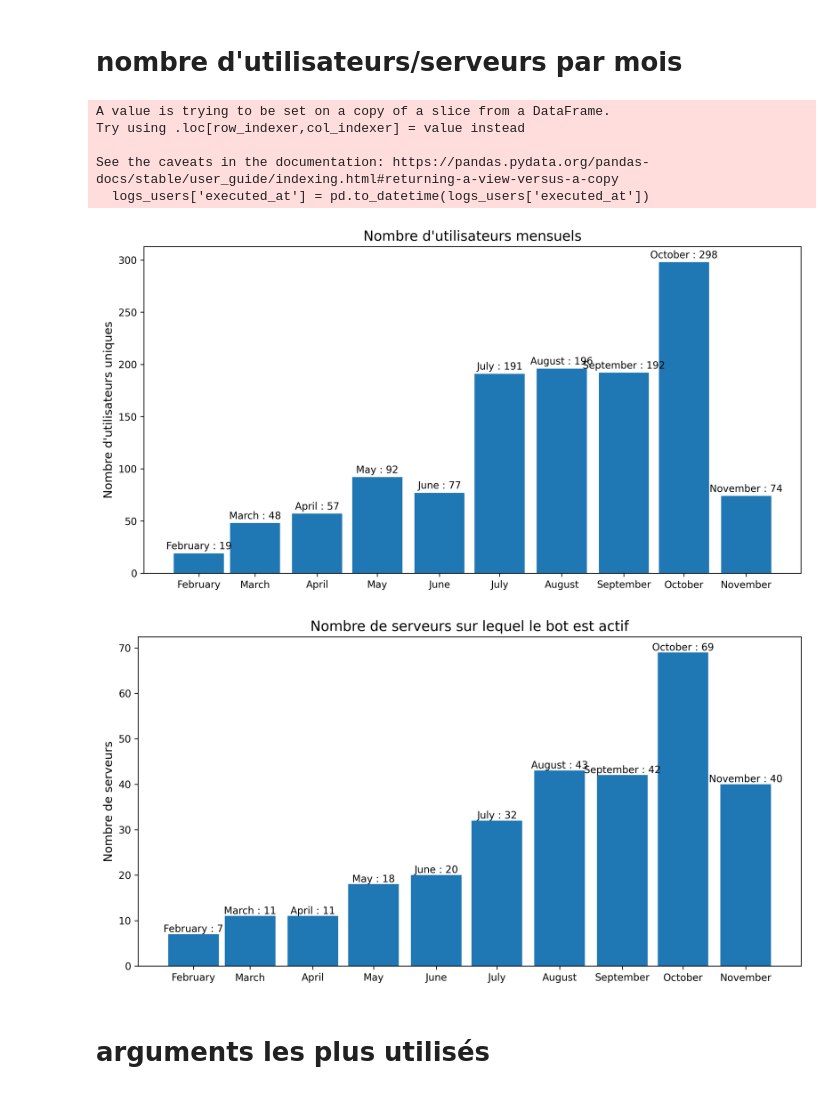
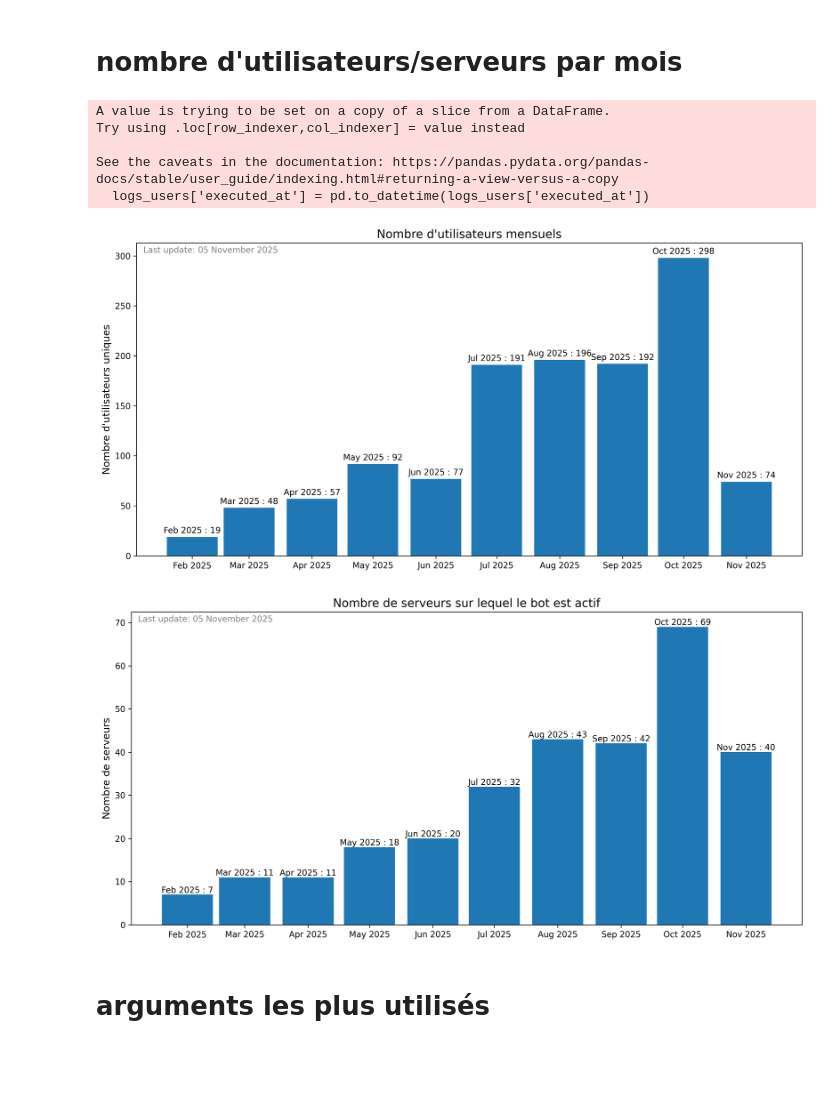
Before and after one commit to Warp-dt/MetaPano, a Jupyter notebook: dashboard.ipynb, the cells around one changed output. Drawn from its saved outputs; the diff is of its cells as text; code cells hidden in the pictures; blank space fills up the shorter version.

Commit message:
img dash dans readme avec auto update date

```diff
--- a/dashboard.ipynb
+++ b/dashboard.ipynb
@@ -203,7 +186,7 @@ if not isinstance(logs_per_month.index, pd.DatetimeIndex):
 fig, ax = plt.subplots(figsize=(12,6),dpi=300)
 ax.bar(logs_per_month.index, logs_per_month.values, width=25)
 ax.xaxis.set_major_locator(mdates.MonthLocator())
-ax.xaxis.set_major_formatter(mdates.DateFormatter('%B'))
+ax.xaxis.set_major_formatter(mdates.DateFormatter('%b %y'))
 ax.set_title("Nombre de commandes par mois", fontsize=14)
 #ax.set_xlabel("Mois", fontsize=12)
 ax.set_ylabel("Nombre de commandes", fontsize=12)
@@ -212,7 +195,7 @@ for i in range(len(logs_per_month)):
     ax.text(
         logs_per_month.index[i],               # X = la vraie date
         logs_per_month.iloc[i]+2,                # Y = hauteur de la barre
-        f"{logs_per_month.index[i].strftime('%B')} : {logs_per_month.iloc[i]}",  # Texte
+        f"{logs_per_month.index[i].strftime('%b %y')} : {logs_per_month.iloc[i]}",  # Texte
         rotation=0,
         ha='center',
         va='bottom',
@@ -220,7 +203,19 @@ for i in range(len(logs_per_month)):
     )
 
 plt.xticks( ha='center')
+update_date = datetime.now().strftime("%d %B %Y")  # ex: 05 November 2025
+ax.text(
+    0.01, 0.99,                     # coordonnées relatives (0 à 1)
+    f"Last update: {update_date}",
+    transform=ax.transAxes,          # coordonnées relatives à l'axe
+    ha='left',                       # alignement horizontal à gauche
+    va='top',                        # alignement vertical en haut
+    fontsize=10,
+    color='gray'
+)
 plt.tight_layout()
+
+fig.savefig(img_path+"monthly_commands")
 plt.show()
 
 # --- Par semaine ---
@@ -678,7 +673,7 @@ if not isinstance(unique_users_per_month.index, pd.DatetimeIndex):
 fig, ax = plt.subplots(figsize=(12,6),dpi=300)
 ax.bar(unique_users_per_month.index, unique_users_per_month.values, width=25)
 ax.xaxis.set_major_locator(mdates.MonthLocator())
-ax.xaxis.set_major_formatter(mdates.DateFormatter('%B'))
+ax.xaxis.set_major_formatter(mdates.DateFormatter('%b %Y'))
 ax.set_title("Nombre d'utilisateurs mensuels", fontsize=14)
 #ax.set_xlabel("Mois", fontsize=12)
 ax.set_ylabel("Nombre d'utilisateurs uniques", fontsize=12)
@@ -687,44 +682,68 @@ for i in range(len(unique_users_per_month)):
     ax.text(
         unique_users_per_month.index[i],               # X = la vraie date
         unique_users_per_month.iloc[i]+2,                # Y = hauteur de la barre
-        f"{unique_users_per_month.index[i].strftime('%B')} : {unique_users_per_month.iloc[i]}",  # Texte
+        f"{unique_users_per_month.index[i].strftime('%b %Y')} : {unique_users_per_month.iloc[i]}",  # Texte
         rotation=0,
         ha='center',
         va='bottom',
         color='black'
     )
 
+update_date = datetime.now().strftime("%d %B %Y")  # ex: 05 November 2025
+ax.text(
+    0.01, 0.99,                     # coordonnées relatives (0 à 1)
+    f"Last update: {update_date}",
+    transform=ax.transAxes,          # coordonnées relatives à l'axe
+    ha='left',                       # alignement horizontal à gauche
+    va='top',                        # alignement vertical en haut
+    fontsize=10,
+    color='gray'
+)
+plt.tight_layout()
+fig.savefig(img_path+"monthly_users")
 
 # --- Par mois ---
 if not isinstance(unique_guilds_per_month.index, pd.DatetimeIndex):
     unique_guilds_per_month.index = unique_guilds_per_month.index.to_timestamp()
 
 fig, ax = plt.subplots(figsize=(12,6),dpi=300)
 ax.bar(unique_guilds_per_month.index, unique_guilds_per_month.values, width=25)
 ax.xaxis.set_major_locator(mdates.MonthLocator())
-ax.xaxis.set_major_formatter(mdates.DateFormatter('%B'))
+ax.xaxis.set_major_formatter(mdates.DateFormatter('%b %Y'))
 ax.set_title("Nombre de serveurs sur lequel le bot est actif", fontsize=14)
 #ax.set_xlabel("Mois", fontsize=12)
 ax.set_ylabel("Nombre de serveurs", fontsize=12)
 # Ajouter les valeurs au-dessus des barres
 for i in range(len(unique_guilds_per_month)):
     ax.text(
         unique_guilds_per_month.index[i],               # X = la vraie date
         unique_guilds_per_month.iloc[i],                # Y = hauteur de la barre
-        f"{unique_guilds_per_month.index[i].strftime('%B')} : {unique_guilds_per_month.iloc[i]}",  # Texte
+        f"{unique_guilds_per_month.index[i].strftime('%b %Y')} : {unique_guilds_per_month.iloc[i]}",  # Texte
         rotation=0,
         ha='center',
         va='bottom',
         color='black'
     )
+update_date = datetime.now().strftime("%d %B %Y")  # ex: 05 November 2025
+ax.text(
+    0.01, 0.99,                     # coordonnées relatives (0 à 1)
+    f"Last update: {update_date}",
+    transform=ax.transAxes,          # coordonnées relatives à l'axe
+    ha='left',                       # alignement horizontal à gauche
+    va='top',                        # alignement vertical en haut
+    fontsize=10,
+    color='gray'
+)
+plt.tight_layout()
+fig.savefig(img_path+"monthly_servers")
 # %% [output]
 A value is trying to be set on a copy of a slice from a DataFrame.
 Try using .loc[row_indexer,col_indexer] = value instead
 
 See the caveats in the documentation: https://pandas.pydata.org/pandas-docs/stable/user_guide/indexing.html#returning-a-view-versus-a-copy
   logs_users['executed_at'] = pd.to_datetime(logs_users['executed_at'])
-[figure, old version]
+[figure, new version]
-[figure, old version]
+[figure, new version]
 # %% [markdown]
 # arguments les plus utilisés
 # %%
```
Also changed, not shown: parts of 4 cells of this notebook, 5 other files.
